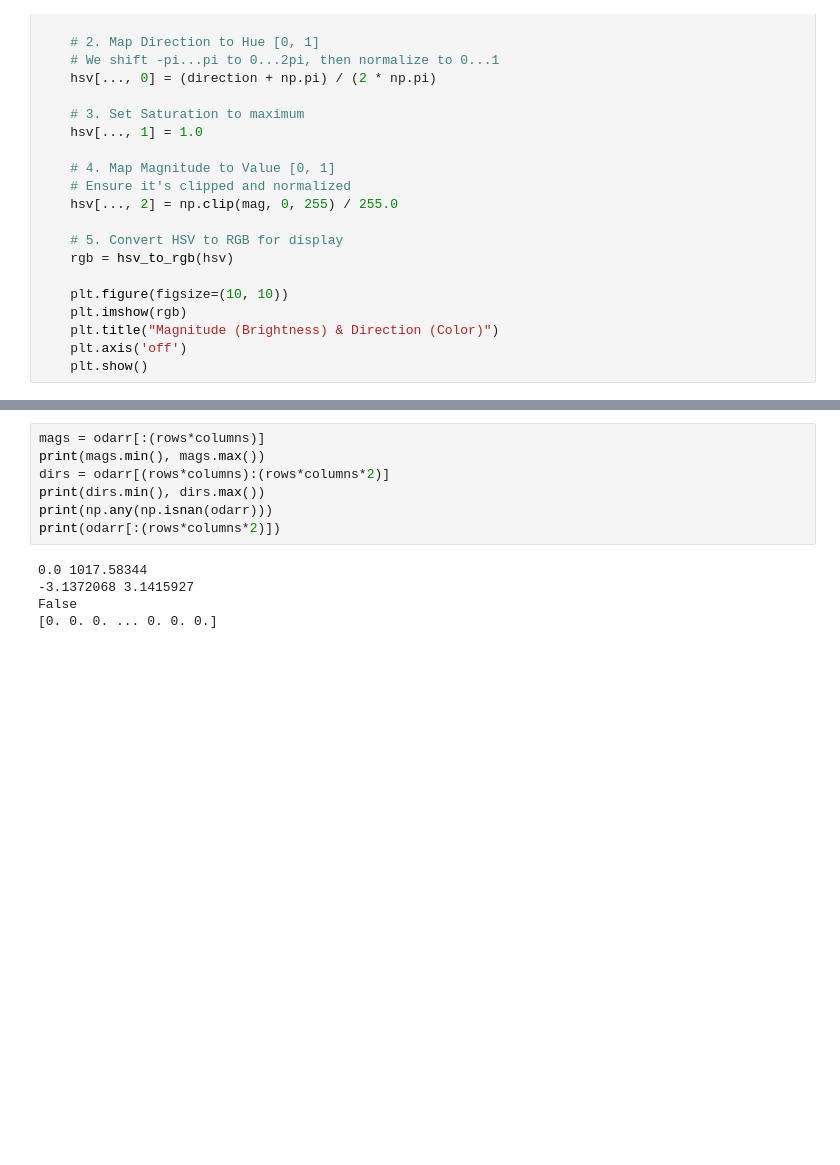
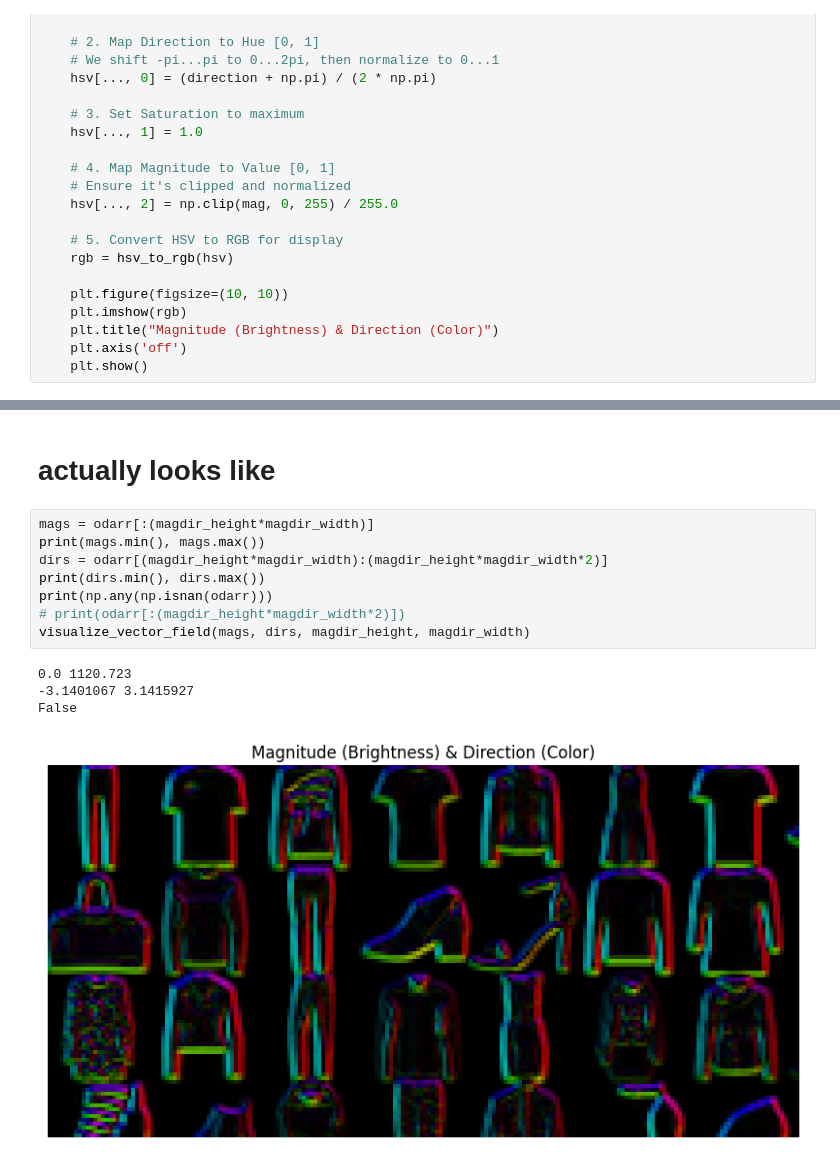
Before and after one commit to laurenceyyf/cs5220-final-project, a Jupyter notebook: python/explore.ipynb, the cells around one changed output, grey strips where cells are left out. Drawn from its saved outputs; the diff is of its cells as text; blank space fills up the shorter version.

```diff
--- a/python/explore.ipynb
+++ b/python/explore.ipynb
@@ -81,12 +71,15 @@ def visualize_vector_field(mag, direction, h, w):
+# %% [markdown]
+# actually looks like
 # %%
-mags = odarr[:(rows*columns)]
+mags = odarr[:(magdir_height*magdir_width)]
 print(mags.min(), mags.max())
-dirs = odarr[(rows*columns):(rows*columns*2)]
+dirs = odarr[(magdir_height*magdir_width):(magdir_height*magdir_width*2)]
 print(dirs.min(), dirs.max())
 print(np.any(np.isnan(odarr)))
-print(odarr[:(rows*columns*2)])
+# print(odarr[:(magdir_height*magdir_width*2)])
+visualize_vector_field(mags, dirs, magdir_height, magdir_width)
 # %% [output]
-0.0 1017.58344
--3.1372068 3.1415927
+0.0 1120.723
+-3.1401067 3.1415927
 False
-[0. 0. 0. ... 0. 0. 0.]
+[figure, added]
```
Also changed, not shown: parts of 28 cells of this notebook, 1 other file.
